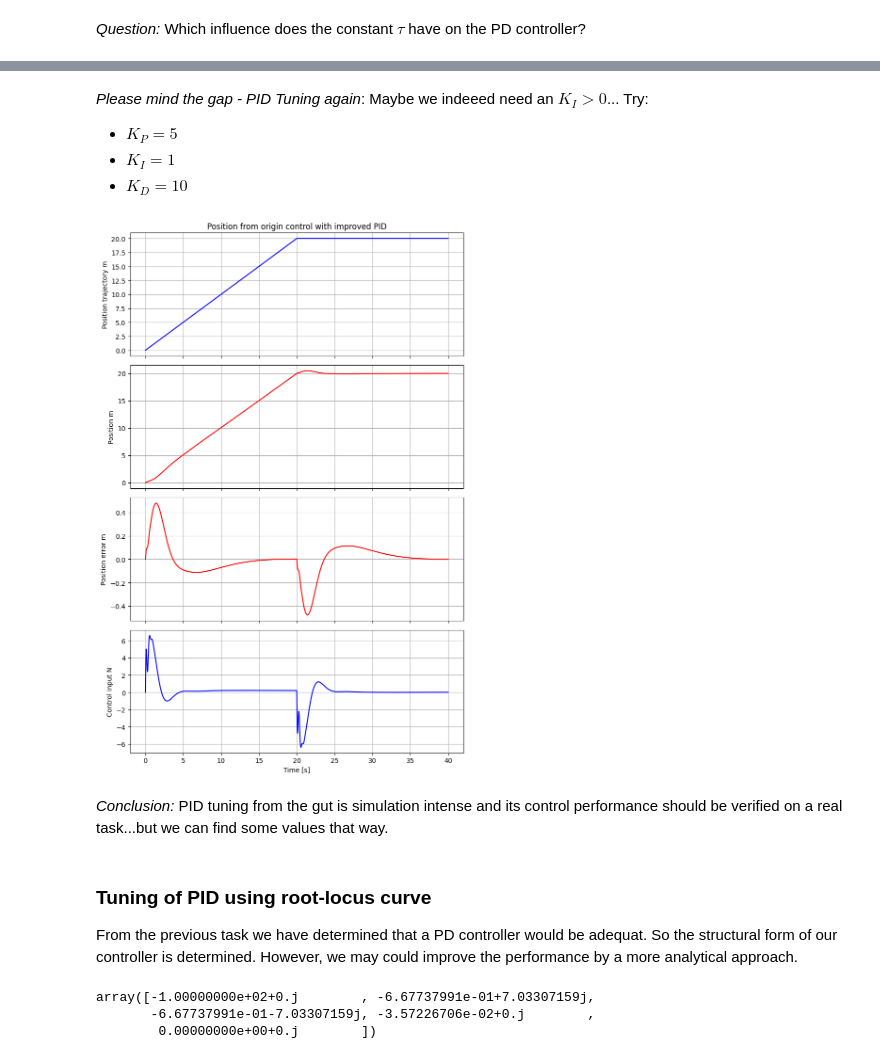
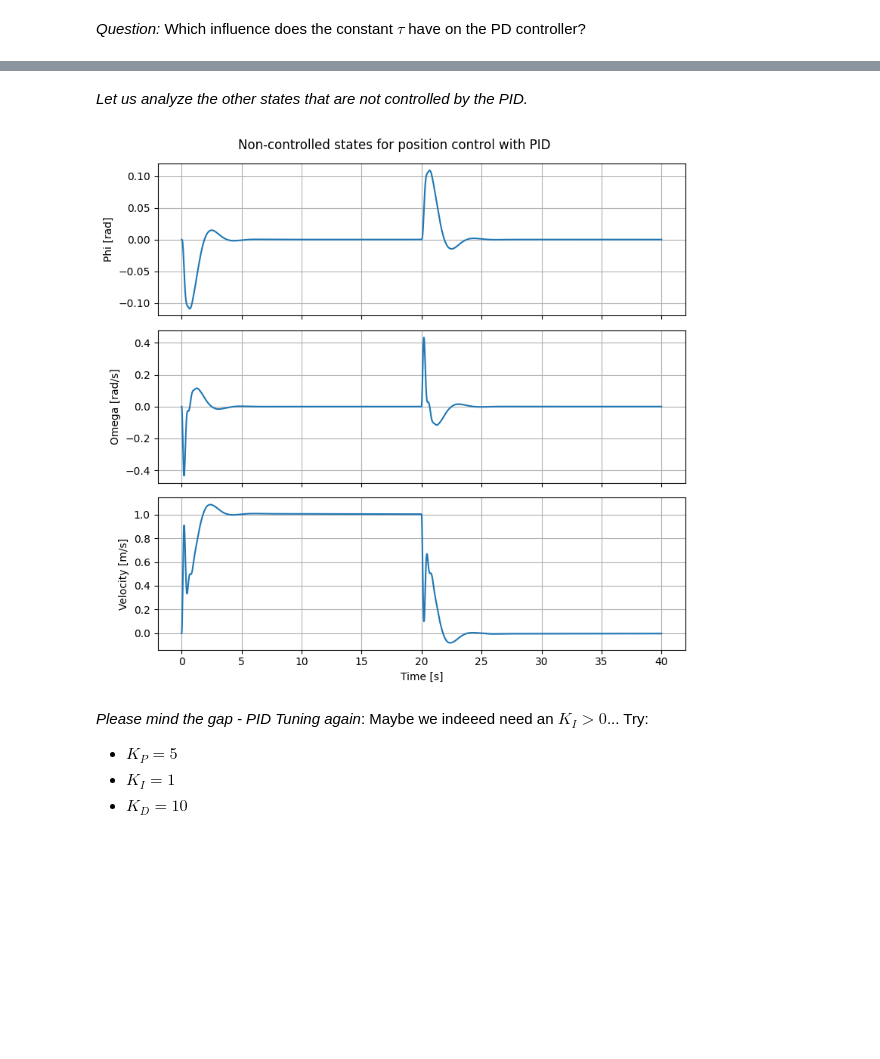
Before and after one commit to BeneJoh/ControlSystems, a Jupyter notebook: sessionB.ipynb, the cells around one changed output, grey strips where cells are left out. Saved outputs shown, nothing was run; the diff lists cells and outputs as text; code cells hidden in the pictures; blank space fills up the shorter version.

```diff
--- a/sessionB.ipynb
+++ b/sessionB.ipynb
@@ -173,3 +136,9 @@ plt.show()
+# %% [markdown]
+*Let us analyze the other states that are not controlled by the PID.*
+# %%
+controller.analyze_pid_misc_states(pid,cablecar_sys_linear, controller.DEFAULT_POS_TRAJECTORY-y_out)
+# %% [output]
+[figure, added]
 # %% [markdown]
 *Please mind the gap - PID Tuning again*:
 Maybe we indeeed need an $K_I > 0$...
@@ -177,47 +146,3 @@ Try:
 - $K_P = 5$
 - $K_I = 1$
 - $K_D = 10$
-# %%
-timepts = np.linspace(0, 40, 2000)
-w=np.linspace(0,40,2000)
-w = np.where(w >= 20,20,w)
-pid = pid_tf(5,1,10)
-closed_sys = close_siso_sys(cable_car_f2x, pid)
-T, y_out  = ct.forced_response(closed_sys, timepts, w)
-fig, axs = plt.subplots(4, 1, sharex=True, figsize=(8, 12))
-T, u_out = ct.forced_response(pid, timepts, w-y_out)
-axs[0].plot(T, w, 'b')
-axs[0].set_ylabel("Position trajectory m")
-axs[0].grid(True)
-axs[0].set_title("Position from origin control with improved PID")
-axs[1].plot(T, y_out, 'r')
-axs[1].set_ylabel("Position m")
-axs[1].grid(True)
-
-axs[2].plot(T, w-y_out, 'r')
-axs[2].set_ylabel("Position error m")
-axs[2].grid(True)
-
-axs[3].plot(T, u_out, 'b')
-axs[3].set_ylabel("Control input N")
-axs[3].set_xlabel("Time [s]")
-axs[3].grid(True)
-
-plt.tight_layout()
-plt.show()
-# %% [output]
-[figure, removed]
-# %% [markdown]
-*Conclusion:* PID tuning from the gut is simulation intense and its control performance should be verified on a real task...but we can find some values that way.
-# %% [markdown]
-### Tuning of PID using root-locus curve
-
-From the previous task we have determined that a PD controller would be adequat. So the structural form of our controller is determined. However, we may could improve the performance by a more analytical approach.
-# %%
-open_loop = cable_car_f2x*pid_tf(0.5,0,7)
-open_loop = open_loop.minreal()
-open_loop.poles()
-# %% [output]
-array([-1.00000000e+02+0.j        , -6.67737991e-01+7.03307159j,
-       -6.67737991e-01-7.03307159j, -3.57226706e-02+0.j        ,
-        0.00000000e+00+0.j        ])
```
Also changed, not shown: parts of 41 cells of this notebook, 1 other file.
